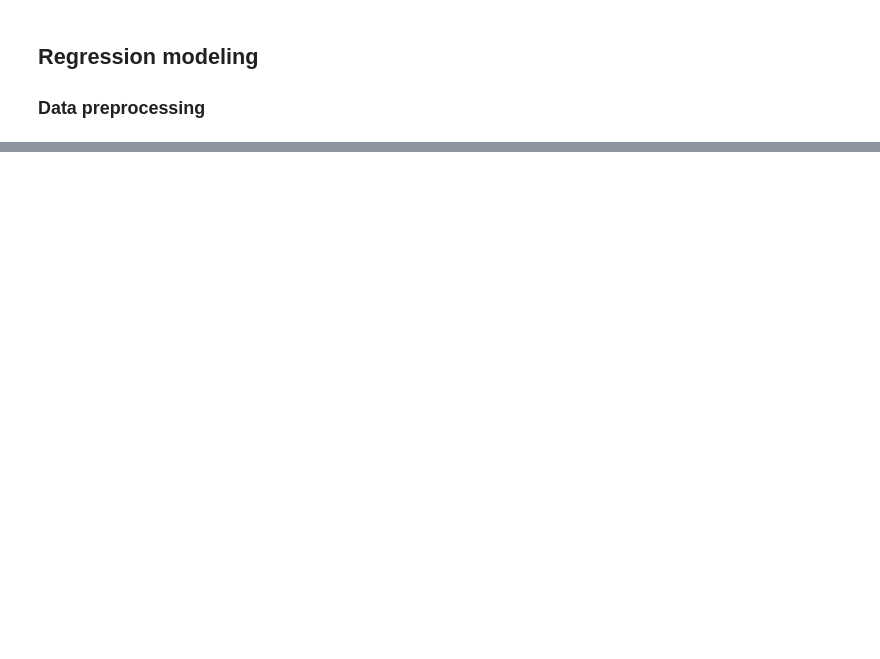
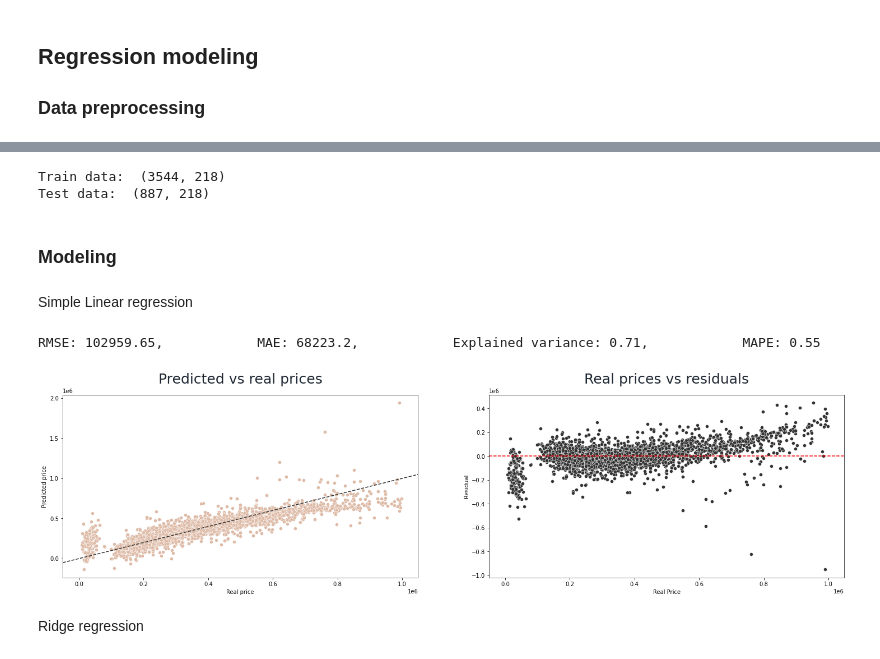
Before and after one commit to johmakinen/Various_projects, a Jupyter notebook: Notebooks/House_prices.ipynb, the cells around one changed output, grey strips where cells are left out. Drawn from its saved outputs; the diff is of its cells as text; code cells hidden in the pictures; blank space fills up the shorter version.

```diff
--- a/Notebooks/House_prices.ipynb
+++ b/Notebooks/House_prices.ipynb
@@ -217,0 +222,55 @@ cv scores
+# %%
+num_cols = list(X_train.select_dtypes([np.number]).columns)
+cat_cols = [c for c in X_train.columns if c not in num_cols]
+
+cat_idx = X.columns.get_indexer(cat_cols)
+preprocessor = ColumnTransformer(
+    transformers=[
+        ("num", MinMaxScaler(), num_cols),
+        ("cat", OneHotEncoder(handle_unknown="ignore"), cat_idx),
+    ]
+)
+X_train = preprocessor.fit_transform(X_train)
+X_test = preprocessor.transform(X_test)
+print("Train data: ",X_train.shape)
+print("Test data: ",X_test.shape)
+# %% [output]
+Train data:  (3544, 218)
+Test data:  (887, 218)
+# %%
+def show_diagnostics(X,y,model):
+    fig,ax = plt.subplots(nrows=1,ncols=2,figsize=[25,6])
+    # Predicted vs real values
+    sns.scatterplot(x=y,y=model.predict(X),ax=ax[0])
+    ax[0].set_title("Predicted vs real prices", size=25, pad=20, color='#1f2833')
+    ax[0].axline((1, 1), slope=1, ls="--", c="0.2")
+    ax[0].set_ylabel("Predicted price")
+    ax[0].set_xlabel("Real price")
+    # Residual plot
+    sns.scatterplot(x=y,y=y-model.predict(X),color=".2", marker="o",ax=ax[1])
+    ax[1].set_title("Real prices vs residuals", size=25, pad=20, color='#1f2833')
+    ax[1].axline((0, 0), slope=0, ls="--", c="red")
+    ax[1].set_ylabel("Residual")
+    ax[1].set_xlabel("Real Price")
+
+    # Cross validation score
+    scores = cross_validate(model, X, y,scoring={'RMSE':'neg_root_mean_squared_error',
+                                                            'MAE':'neg_mean_absolute_error',
+                                                            'exp_var':'explained_variance',
+                                                            'MAPE':'neg_mean_absolute_percentage_error'}, cv=5, n_jobs=-1)
+    print(f"RMSE: {round(-scores['test_RMSE'].mean(),2)},\
+            MAE: {round(-scores['test_MAE'].mean(),2)},\
+            Explained variance: {round(scores['test_exp_var'].mean(),2)},\
+            MAPE: {round(-scores['test_MAPE'].mean(),2)}")
+# %% [markdown]
+### Modeling
+# %% [markdown]
+Simple Linear regression
+# %%
+reg = LinearRegression().fit(X_train, y_train)
+show_diagnostics(X_train,y_train,model=reg)
+# %% [output]
+RMSE: 102959.65,            MAE: 68223.2,            Explained variance: 0.71,            MAPE: 0.55
+[figure, added]
+# %% [markdown]
+Ridge regression
```
Also changed, not shown: parts of 37 cells of this notebook.
